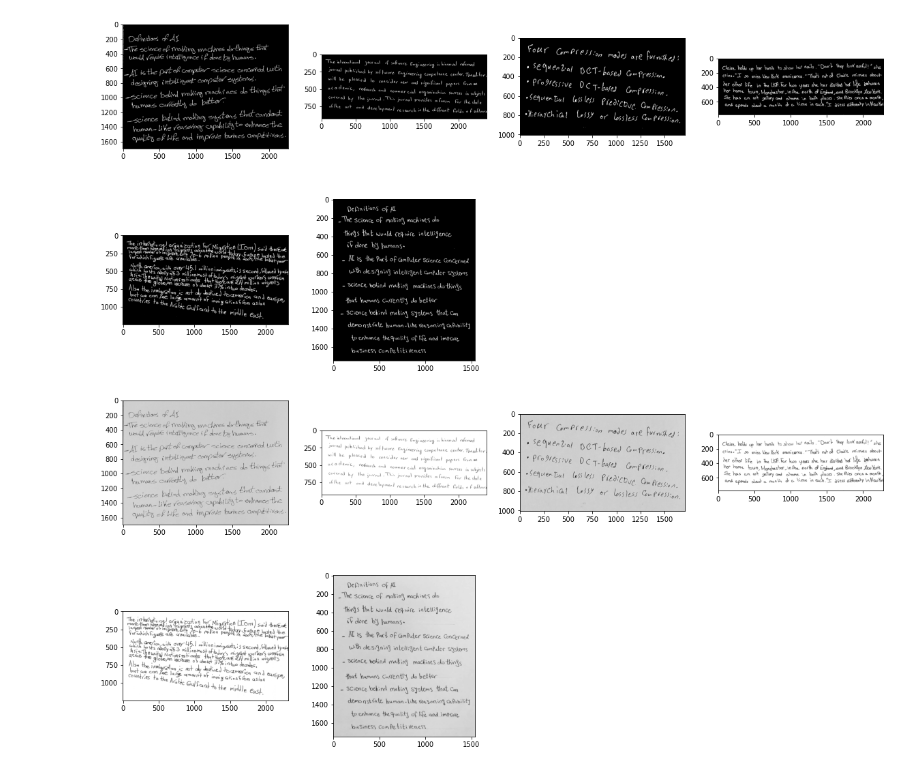
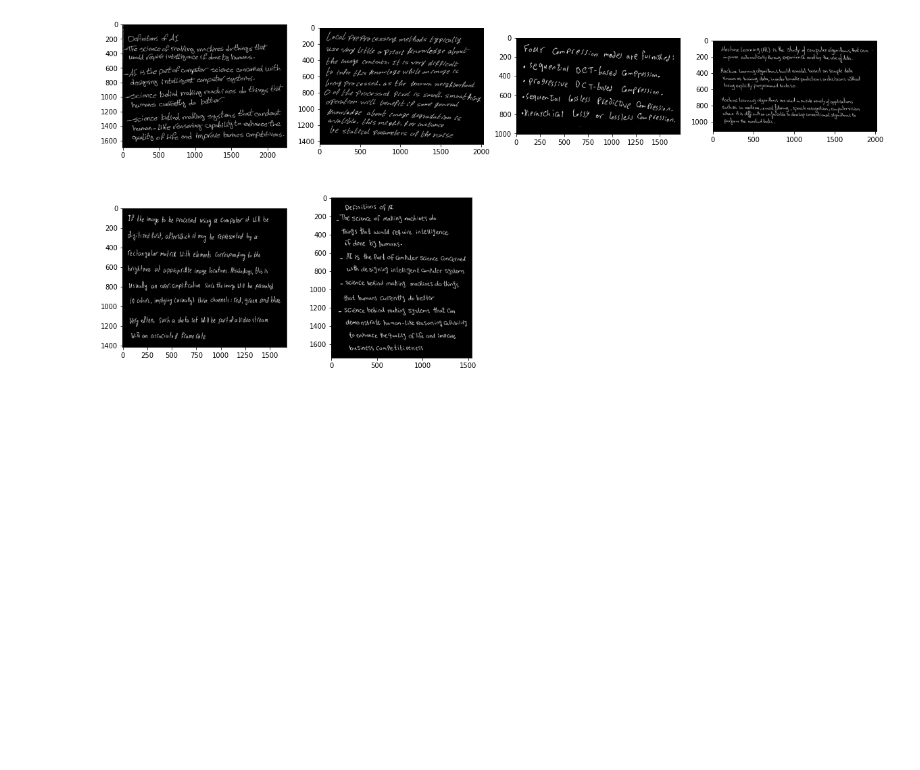
Before and after one commit to mariocynicys/handwriting-classifier, a Jupyter notebook: malassifier.ipynb, the cells around one changed output. Drawn from its saved outputs; the diff is of its cells as text; code cells hidden in the pictures; blank space fills up the shorter version.

Commit message:
Kaggle Notebook | MalassiFier | Version 15

```diff
--- a/malassifier.ipynb
+++ b/malassifier.ipynb
@@ -60,16 +54,7 @@ from skimage.feature import graycomatrix, graycoprops, local_binary_pattern, hog
 # %%
 # Helper functions.
 def cmp(gender: str, id: int):
-    return 'cmp23/' + gender + '/' + str(id) + '.jpg'
-
-def icd(gender: str, id: int):
-    return 'icdar/' + gender + '/' + str(id) + '.jpg'
-
-def is_cmp(path: str):
-    return 'cmp23' in path
-
-def dataset(path: str):
-    return 'cmp23' if is_cmp(path) else 'icdar'
+    return f'cmp23/{gender}/{str(id)}.jpg'
 
 def is_male(path: str):
     return 'female' not in path
@@ -77,11 +62,11 @@ def is_male(path: str):
 def gender(path: str):
     return 1 if is_male(path) else 0
 
-def pre(version: str):
-    return lambda image_path: f'preprocessed/{version}/{image_path}'
+def pre(image_path: str):
+    return f'preprocessed/{image_path}'
 
-def feat(feature: str, dataset: str):
-    return f'features/{feature}/{dataset}.ft'
+def feat(feature: str):
+    return f'features/{feature}.ft'
 
 def preview(images: list):
     fig = plt.figure(figsize=(20, 20))
@@ -91,7 +76,7 @@ def preview(images: list):
         plt.imshow(image, cmap='gray')
     plt.show()
 
-def imread_bw(image_path):
+def imread_bw(image_path: str):
     image = cv2.imread(image_path, cv2.IMREAD_GRAYSCALE)
     return np.where(image > 255 / 2, 1, 0)
 
@@ -134,7 +105,15 @@ TST_IMAGES = [
 # %%
-# More constansts.
-CMP = 'cmp23'
-ICD = 'icdar'
+# Constants.
+ALL_IMAGES = glob.glob(cmp('*', '*'))
+
+TST_IMAGES = [
+    cmp('female', 9),
+    cmp('male', 67),
+    cmp('male', 89),
+    cmp('female', 3),
+    cmp('male', 12),
+    cmp('female', 4),
+] # Some images' paths used oberservation.
 
 PREPROCESSING_GAUSSIAN_BLUR_KERNEL_SIZE = (9, 9)
 PREPROCESSING_DILATION_ITERATIONS = 8
@@ -192,13 +166,8 @@ Wall time: 11min 18s
 # %%
 # Preview the test images after preprocessing.
-bw_test_images = map(pre('bw'), TST_IMAGES)
-gray_test_images = map(pre('gray'), TST_IMAGES)
-
-preview(bw_test_images)
-preview(gray_test_images)
+preview(map(pre, TST_IMAGES))
 # %% [output]
-[figure, old version]
+[figure, new version]
-[figure, removed]
 # %%
 def svm_test(features, times=100, test_size=0.2, **kwargs):
     tr_ac, ts_ac, mal, fem = 0, 0, 0, 0
```
Also changed, not shown: parts of 12 cells of this notebook.
